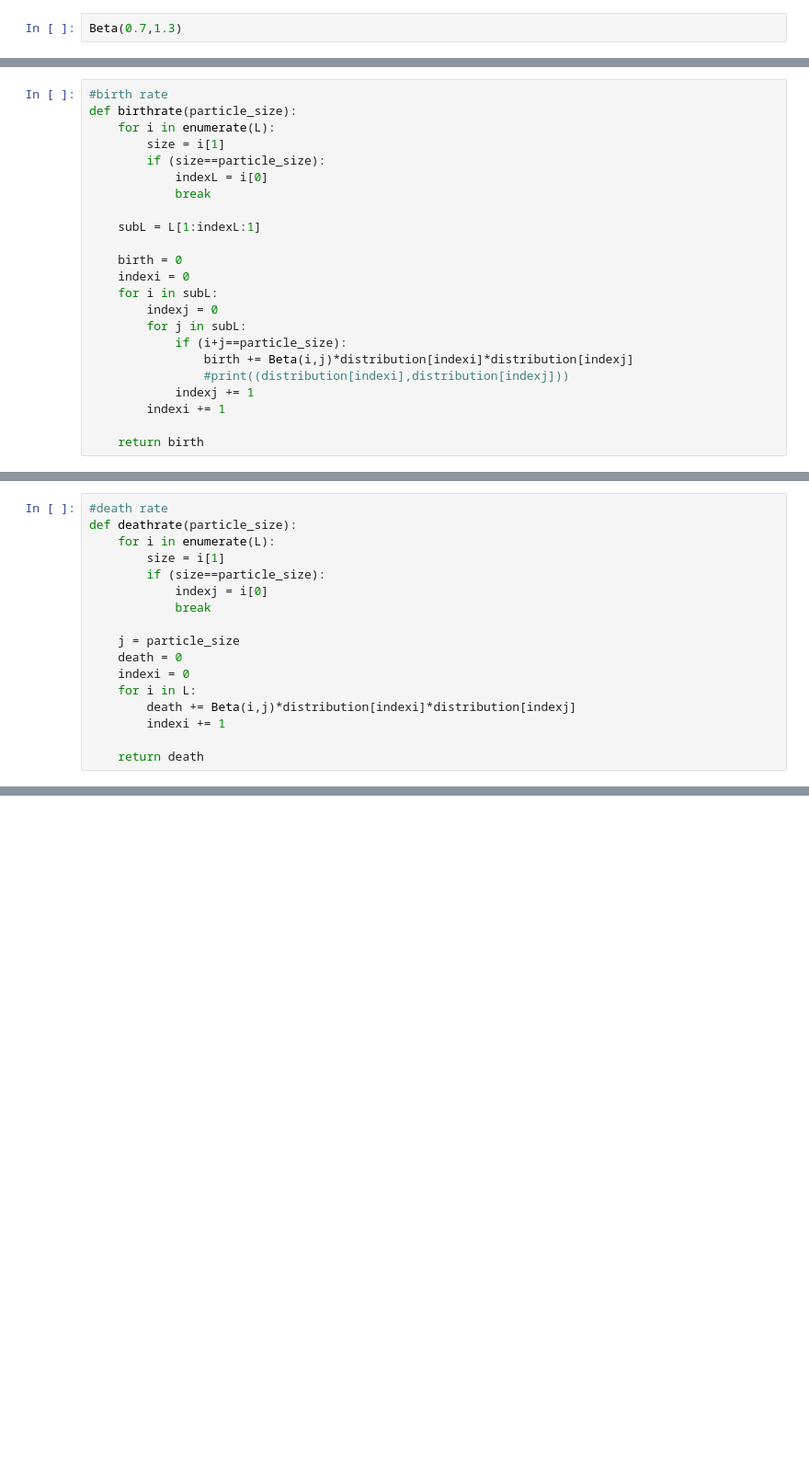
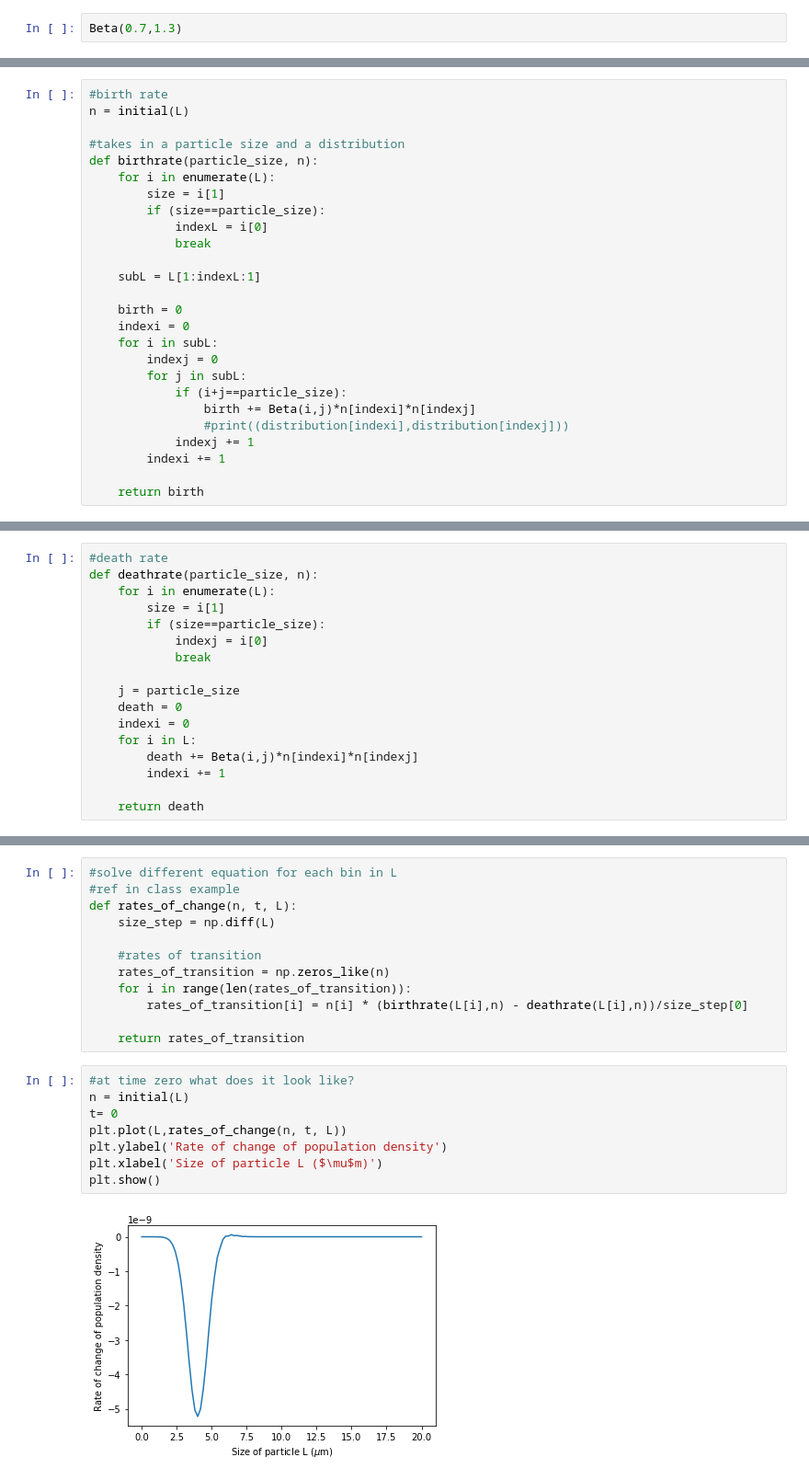
Before and after one commit to joshuafinkelstein/colloidstability, a Jupyter notebook: Colloid Stability.ipynb, the cells around one changed output, grey strips where cells are left out. Shown at 92% size. Saved outputs shown, nothing was run; the diff lists cells and outputs as text; blank space fills up the shorter version.

Commit message:
set up diff eqs

```diff
--- a/Colloid Stability.ipynb
+++ b/Colloid Stability.ipynb
@@ -188,6 +158,9 @@ beta_matrix
 # %%
 #birth rate
-def birthrate(particle_size):
+n = initial(L)
+
+#takes in a particle size and a distribution
+def birthrate(particle_size, n):
     for i in enumerate(L):
         size = i[1]
         if (size==particle_size):
@@ -202,7 +175,7 @@ def birthrate(particle_size):
         indexj = 0
         for j in subL:
             if (i+j==particle_size):
-                birth += Beta(i,j)*distribution[indexi]*distribution[indexj]
+                birth += Beta(i,j)*n[indexi]*n[indexj]
                 #print((distribution[indexi],distribution[indexj]))
             indexj += 1
         indexi += 1
@@ -213,6 +188,6 @@ print(birthrate(1.3))
 # %%
 #death rate
-def deathrate(particle_size):
+def deathrate(particle_size, n):
     for i in enumerate(L):
         size = i[1]
         if (size==particle_size):
@@ -223,7 +198,7 @@ def deathrate(particle_size):
     death = 0
     indexi = 0
     for i in L:
-        death += Beta(i,j)*distribution[indexi]*distribution[indexj]
+        death += Beta(i,j)*n[indexi]*n[indexj]
         indexi += 1
 
     return death
@@ -235,0 +209,22 @@ def rate_of_change(n, t, L):
+# %%
+#solve different equation for each bin in L
+#ref in class example
+def rates_of_change(n, t, L):
+    size_step = np.diff(L)
+
+    #rates of transition
+    rates_of_transition = np.zeros_like(n)
+    for i in range(len(rates_of_transition)):
+        rates_of_transition[i] = n[i] * (birthrate(L[i],n) - deathrate(L[i],n))/size_step[0]
+
+    return rates_of_transition
+# %%
+#at time zero what does it look like?
+n = initial(L)
+t= 0
+plt.plot(L,rates_of_change(n, t, L))
+plt.ylabel('Rate of change of population density')
+plt.xlabel('Size of particle L ($\mu$m)')
+plt.show()
+# %% [output]
+[figure, added]
```
Also changed, not shown: parts of 17 cells of this notebook, 1 other file.
